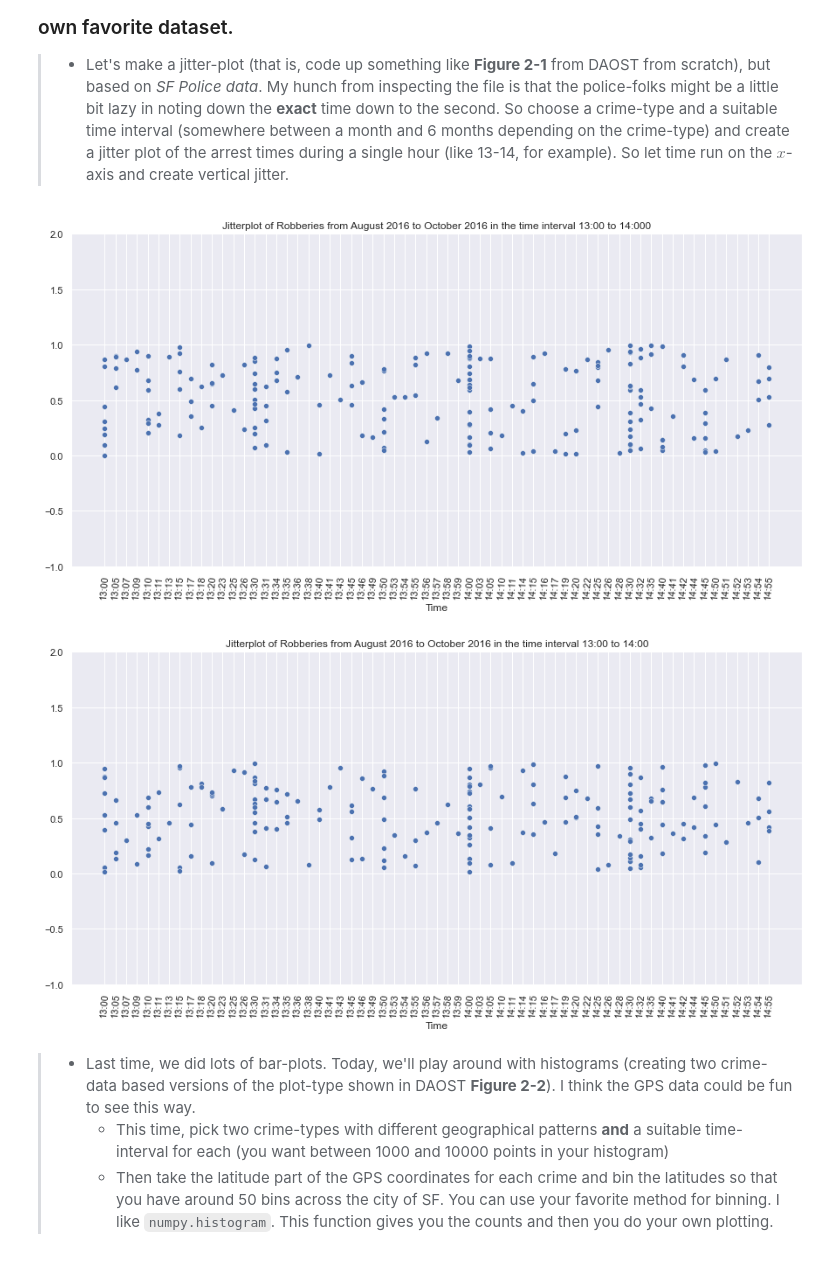
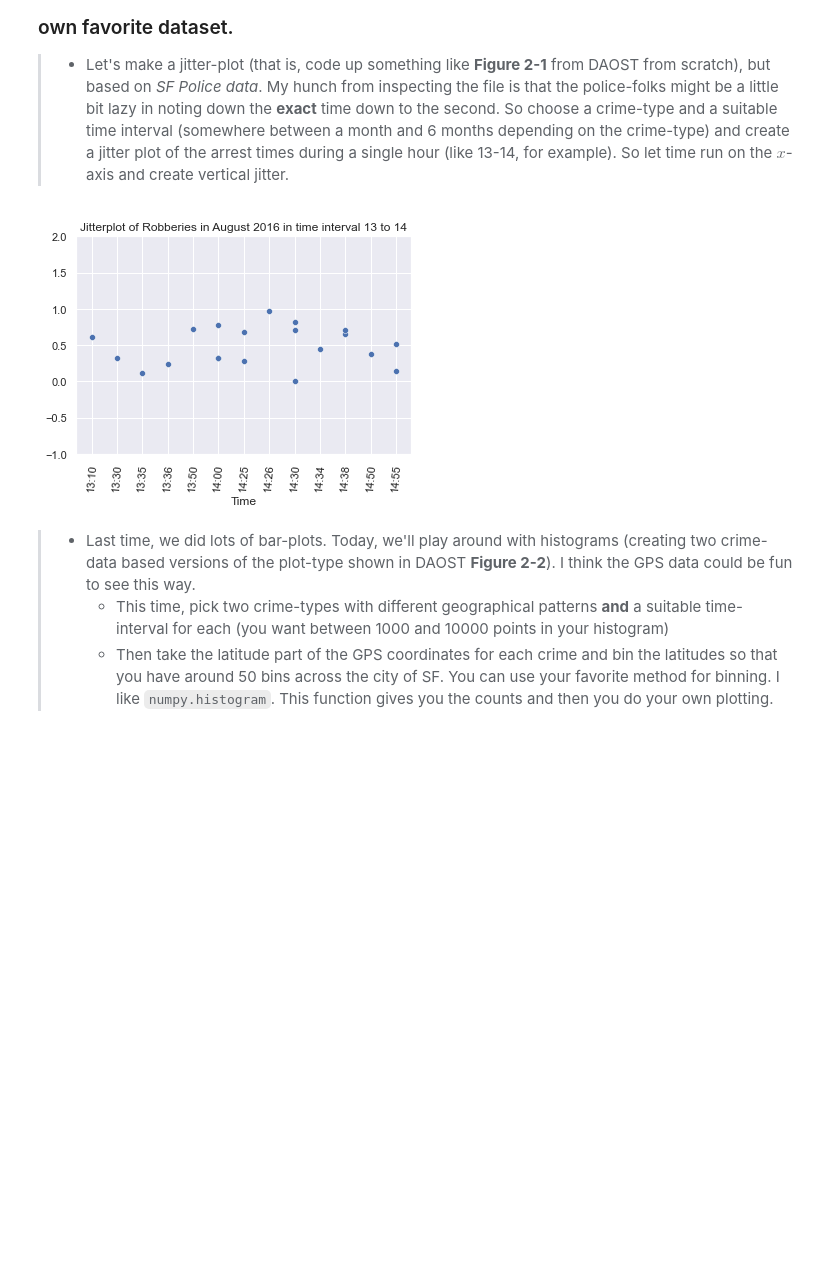
Before and after one commit to simonmoesorensen/socialdata2022, a Jupyter notebook: lectures/Week3.ipynb, the cells around one changed output. Cells and saved outputs as stored; diff of their text form; code cells hidden in the pictures; blank space fills up the shorter version.

```diff
--- a/lectures/Week3.ipynb
+++ b/lectures/Week3.ipynb
@@ -196,19 +167,17 @@ from datetime import datetime
 import numpy as np
 # %%
 df_plot_1 = df[
-    (df.Date >= datetime(2016, 8, 1, 13)) & (df.Date <= datetime(2016, 10, 1, 14)) & (df.Category == 'ASSAULT')]
+    (df.Date >= datetime(2016, 8, 1, 13)) & (df.Date <= datetime(2016, 9, 1, 14)) & (df.Category == 'ROBBERY')]
 # %%
 df_plot_1 = df_plot_1[(df_plot_1.Date.dt.hour >= 13) & (df_plot_1.Date.dt.hour <= 14)]
 # %%
-fig = plt.figure(figsize=(15,7))
 g = sns.scatterplot(x=df_plot_1['Time'].sort_values(), y=np.random.random(len(df_plot_1)))
 plt.xticks(rotation=85)
 plt.ylim([-1, 2])
-plt.title('Jitterplot of Robberies from August 2016 to October 2016 in the time interval 13:00 to 14:00')
+plt.title('Jitterplot of Robberies in August 2016 in time interval 13 to 14')
 plt.show()
 # %% [output]
-[figure, old version]
+[figure, new version]
-[figure, removed]
 # %% [markdown]
 > * Last time, we did lots of bar-plots. Today, we'll play around with histograms (creating two crime-data based versions of the plot-type shown in DAOST **Figure 2-2**). I think the GPS data could be fun to see this way.
 >   * This time, pick two crime-types with different geographical patterns **and** a suitable time-interval for each (you want between 1000 and 10000 points in your histogram)
```
Also changed, not shown: parts of 3 cells of this notebook.
